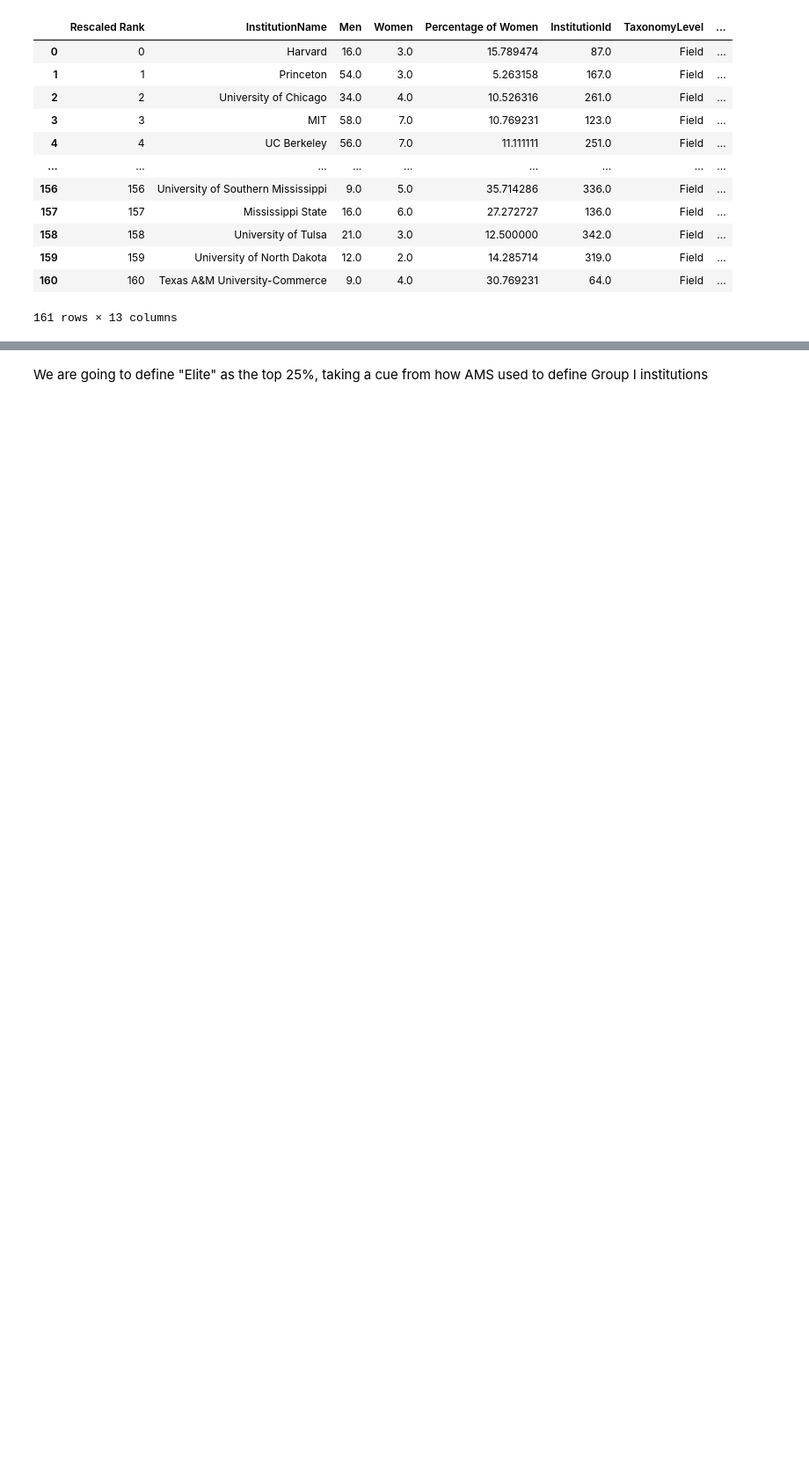
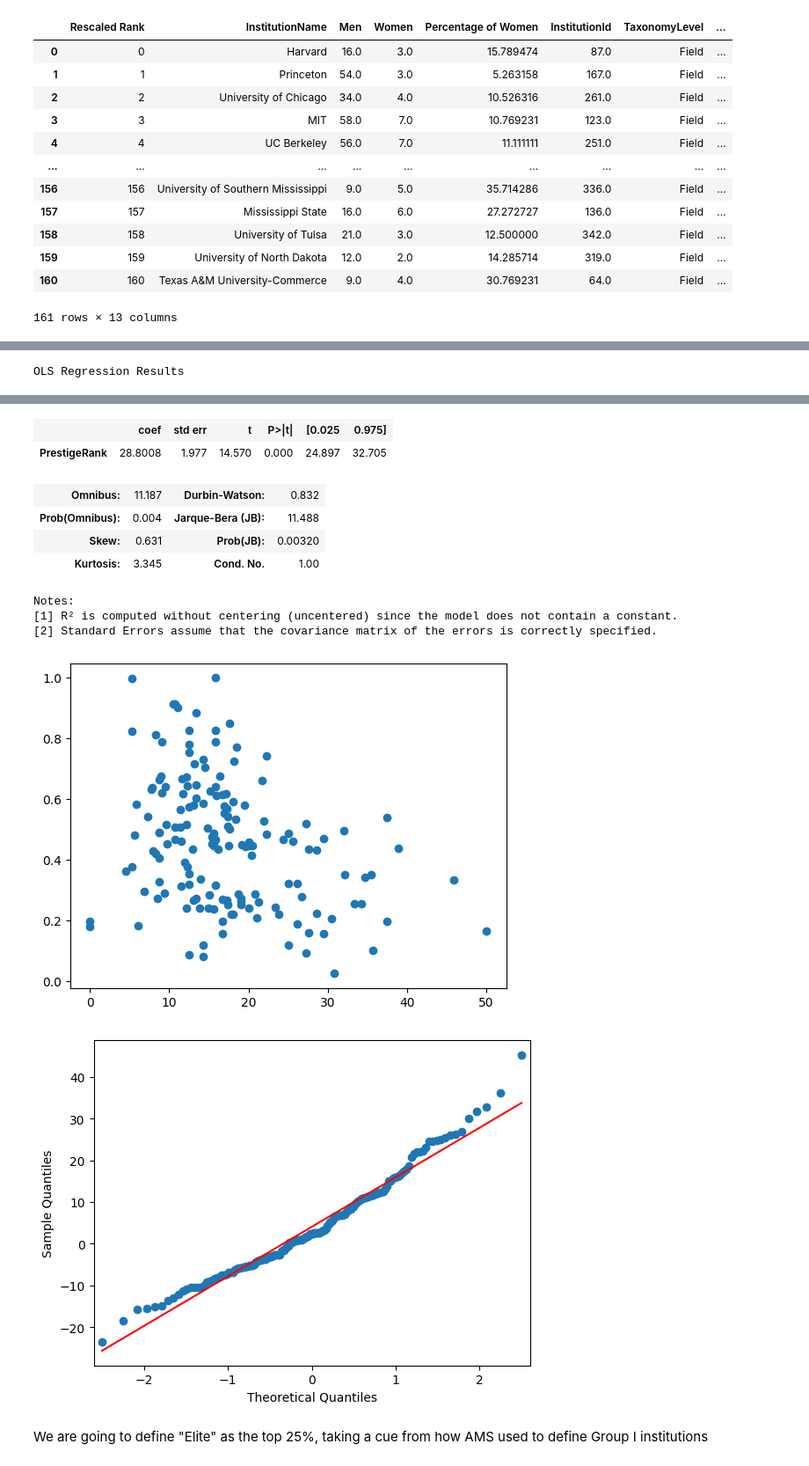
Before and after one commit to DAAAAMNSocialJustice/metamath, a Jupyter notebook: AMM/analysis.ipynb, the cells around one changed output, grey strips where cells are left out. Shown at 88% size. Saved outputs shown, nothing was run; the diff lists cells and outputs as text; code cells hidden in the pictures; blank space fills up the shorter version.

```diff
--- a/AMM/analysis.ipynb
+++ b/AMM/analysis.ipynb
@@ -214,0 +217,17 @@ combined_df['Mathematics']
+# %%
+combined_df['Mathematics'][['Percentage of Women', 'PrestigeRank']].corr()
+from scipy.stats import pearsonr
+pearsonr(combined_df['Mathematics']['Percentage of Women'], combined_df['Mathematics']['PrestigeRank'])
+
+
+plt.scatter(combined_df['Mathematics']['Percentage of Women'],combined_df['Mathematics']['PrestigeRank'] )
+#stats.probplot(combined_df['Mathematics'][['Percentage of Women', 'PrestigeRank']], dist="norm", plot= plt)
+#plt.title("Model1 Residuals Q-Q Plot")
+import statsmodels.api as sm
+model = sm.OLS(combined_df['Mathematics']['Percentage of Women'], combined_df['Mathematics']['PrestigeRank'], missing='drop')
+model_result = model.fit()
+model_result.summary()
+sm.qqplot(model_result.resid, line='s');
+model_result.summary()
+# %% [output]
+OLS Regression Results
@@ -215,3 +243,14 @@ combined_df['Mathematics']
+|  | coef | std err | t | P>|t| | [0.025 | 0.975] |
+| PrestigeRank | 28.8008 | 1.977 | 14.570 | 0.000 | 24.897 | 32.705 |
+| Omnibus: | 11.187 | Durbin-Watson: | 0.832 |
+| Prob(Omnibus): | 0.004 | Jarque-Bera (JB): | 11.488 |
+| Skew: | 0.631 | Prob(JB): | 0.00320 |
+| Kurtosis: | 3.345 | Cond. No. | 1.00 |
+Notes:
+[1] R² is computed without centering (uncentered) since the model does not contain a constant.
+[2] Standard Errors assume that the covariance matrix of the errors is correctly specified.
+[figure, added]
+[figure, added]
 # %% [markdown]
 We are going to define "Elite" as the top 25%, taking a cue from how AMS used to define Group I institutions
 # %%
```
Also changed, not shown: parts of 2 cells of this notebook.
